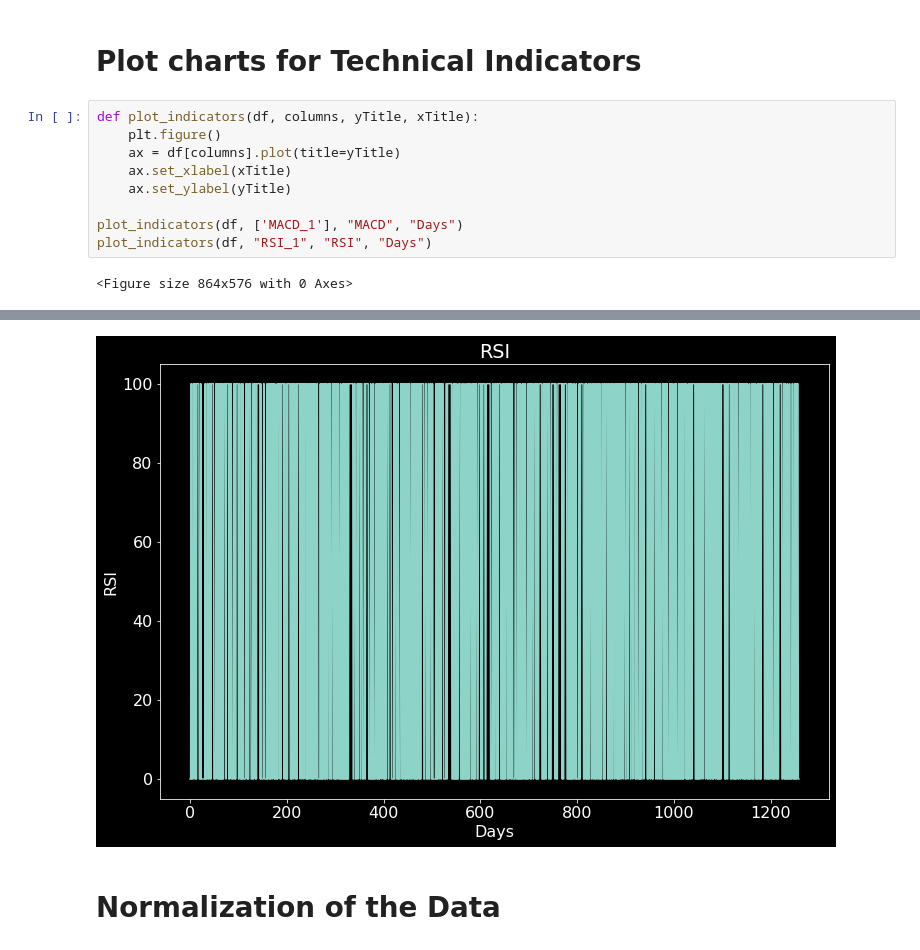
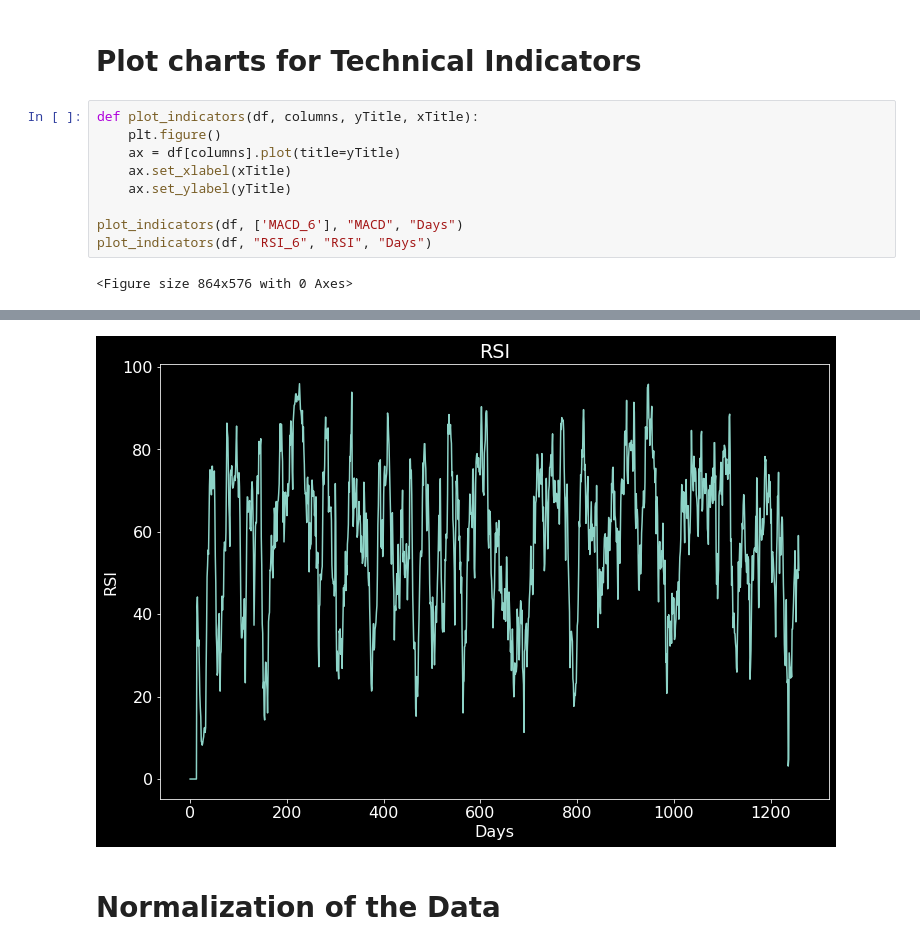
Before and after one commit to Olivia-Feldman/DLStockPrectionCNNModel-, a Jupyter notebook: Olivia__stock_predictor_cnn.ipynb, the cells around one changed output, grey strips where cells are left out. Drawn from its saved outputs; the diff is of its cells as text.

```diff
--- a/Olivia__stock_predictor_cnn.ipynb
+++ b/Olivia__stock_predictor_cnn.ipynb
@@ -413,7 +434,7 @@ def plot_indicators(df, columns, yTitle, xTitle):
     ax.set_xlabel(xTitle)
     ax.set_ylabel(yTitle)
 
-plot_indicators(df, ['MACD_1'], "MACD", "Days")
-plot_indicators(df, "RSI_1", "RSI", "Days")
+plot_indicators(df, ['MACD_6'], "MACD", "Days")
+plot_indicators(df, "RSI_6", "RSI", "Days")
 # %% [output]
 <Figure size 864x576 with 0 Axes>
@@ -421,4 +442,4 @@ plot_indicators(df, "RSI_1", "RSI", "Days")
-[figure, old version]
+[figure, new version]
 # %% [markdown]
 # Normalization of the Data
 # %%
```
Also changed, not shown: parts of 35 cells of this notebook.
